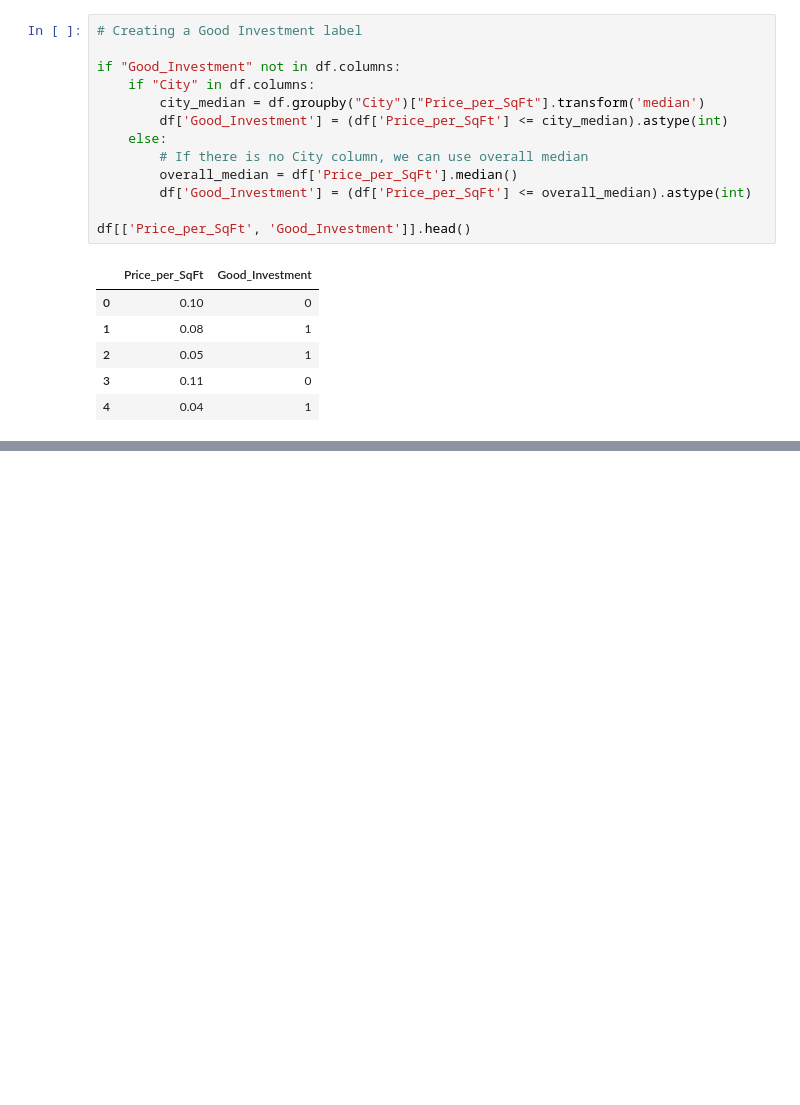
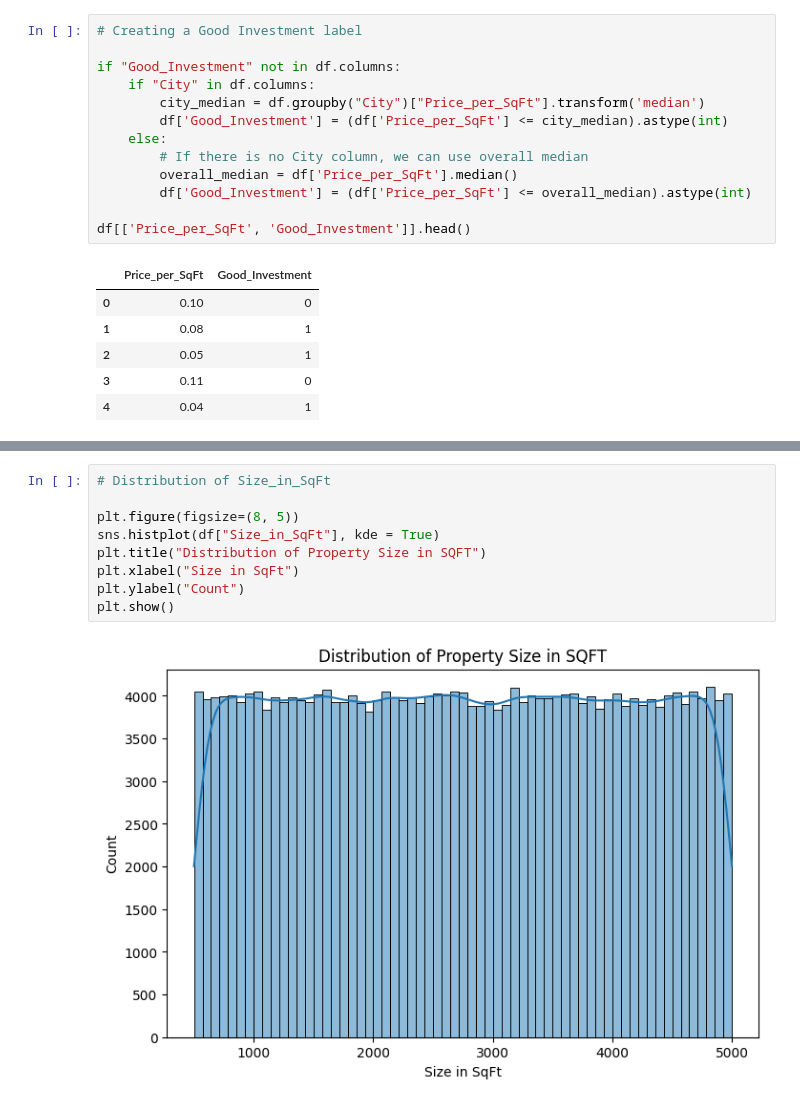
Before and after one commit to shabbu8111999/Real_Estate_Investment_Advisor_Using_ML_Streamlit, a Jupyter notebook: project_jupyter_file/real_estate_project.ipynb, the cells around one changed output, grey strips where cells are left out. Saved outputs shown, nothing was run; the diff lists cells and outputs as text; blank space fills up the shorter version.

```diff
--- a/project_jupyter_file/real_estate_project.ipynb
+++ b/project_jupyter_file/real_estate_project.ipynb
@@ -345,0 +358,11 @@ df[['Price_per_SqFt', 'Good_Investment']].head()
+# %%
+# Distribution of Size_in_SqFt
+
+plt.figure(figsize=(8, 5))
+sns.histplot(df["Size_in_SqFt"], kde = True)
+plt.title("Distribution of Property Size in SQFT")
+plt.xlabel("Size in SqFt")
+plt.ylabel("Count")
+plt.show()
+# %% [output]
+[figure, added]
```
Also changed, not shown: parts of 15 cells of this notebook.
